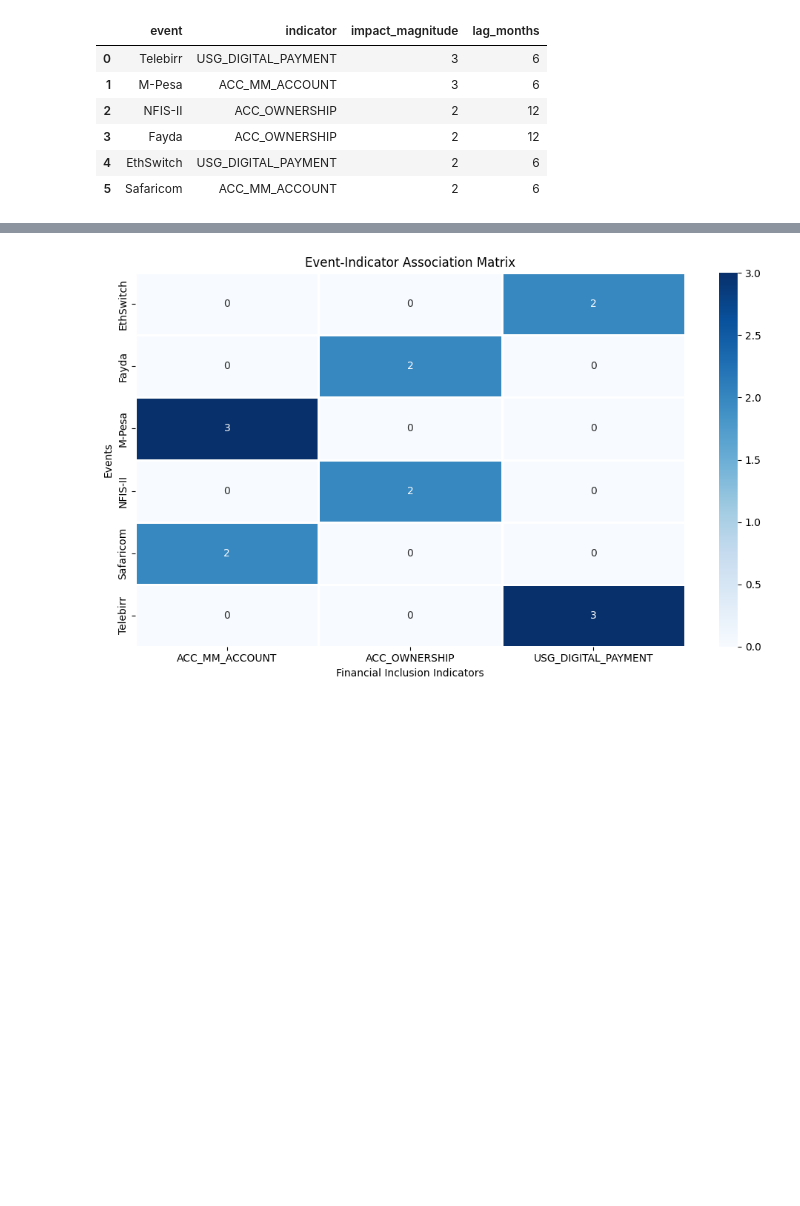
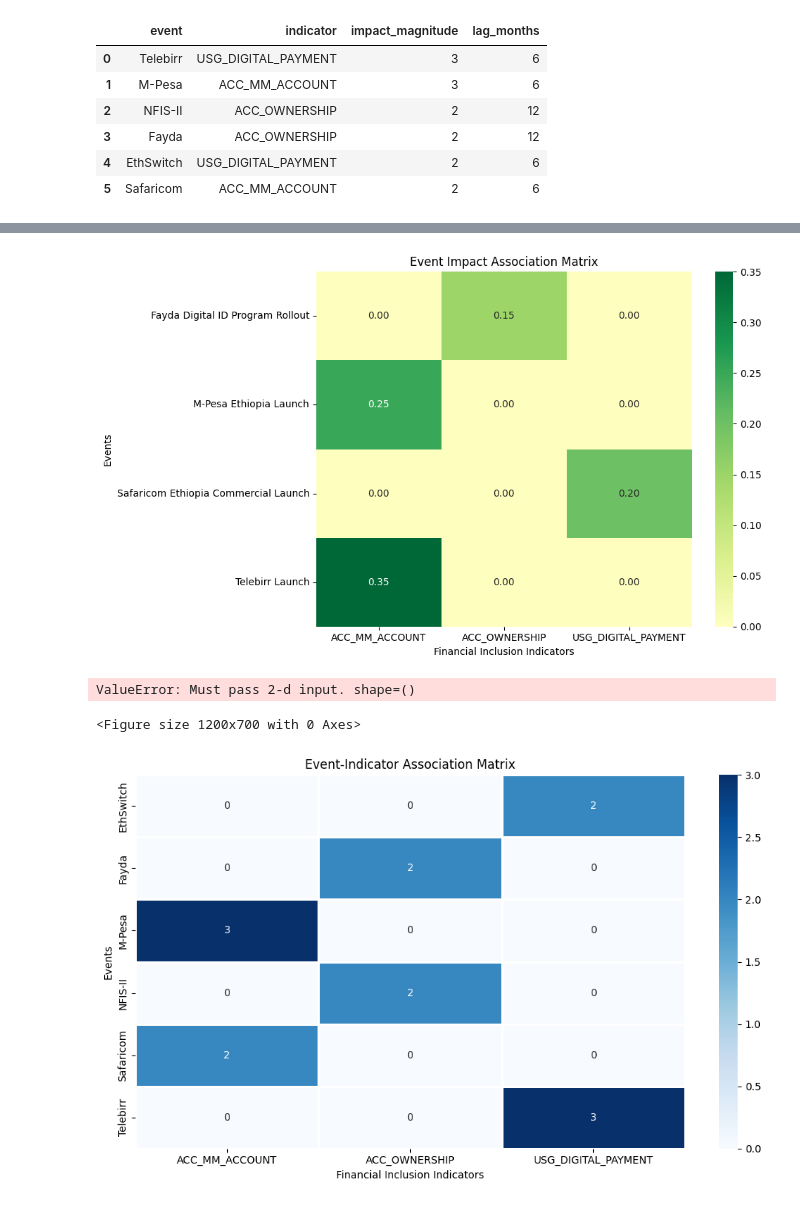
Before and after one commit to hareg10academy21-byte/ETHIOPIA-FI-FORECAST, a Jupyter notebook: notebooks/03_event_impact_modeling.ipynb, the cells around one changed output, grey strips where cells are left out. Drawn from its saved outputs; the diff is of its cells as text; code cells hidden in the pictures; blank space fills up the shorter version.

```diff
--- a/notebooks/03_event_impact_modeling.ipynb
+++ b/notebooks/03_event_impact_modeling.ipynb
@@ -198,0 +334,12 @@ association
+# %%
+association = pd.pivot_table(
+    impact_links,
+    values="impact_score",
+    index="event",
+    columns="indicator",
+    aggfunc="mean",
+    fill_value=0
+)
+
+
+association
@@ -199,3 +353,71 @@ association
+# %%
+plt.figure(figsize=(10,6))
+
+
+sns.heatmap(
+    association,
+    annot=True,
+    cmap="RdYlGn",
+    center=0,
+    fmt=".2f"
+)
+
+
+plt.title(
+"Event Impact Association Matrix"
+)
+
+
+plt.xlabel(
+"Financial Inclusion Indicators"
+)
+
+
+plt.ylabel(
+"Events"
+)
+
+
+plt.tight_layout()
+
+
+plt.show()
+# %% [output]
+[figure, added]
+# %%
+plt.figure(figsize=(12,7))
+
+
+sns.heatmap(
+    association,
+    annot=True,
+    cmap="RdYlGn",
+    center=0,
+    fmt=".2f"
+)
+
+
+plt.title(
+"Event Indicator Association Matrix\n(Direction × Magnitude × Lag)"
+)
+
+
+plt.xlabel(
+"Financial Inclusion Indicators"
+)
+
+
+plt.ylabel(
+"Events"
+)
+
+
+plt.tight_layout()
+
+plt.show()
+# %% [output]
+ValueError: Must pass 2-d input. shape=()
+<Figure size 1200x700 with 0 Axes>
 # %%
 matrix = association.pivot(
 
```
Also changed, not shown: parts of 12 cells of this notebook, 2 other files.
